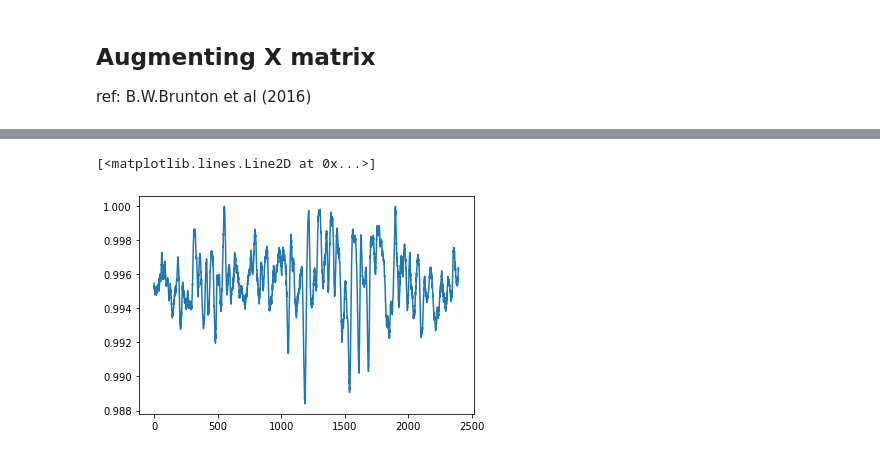
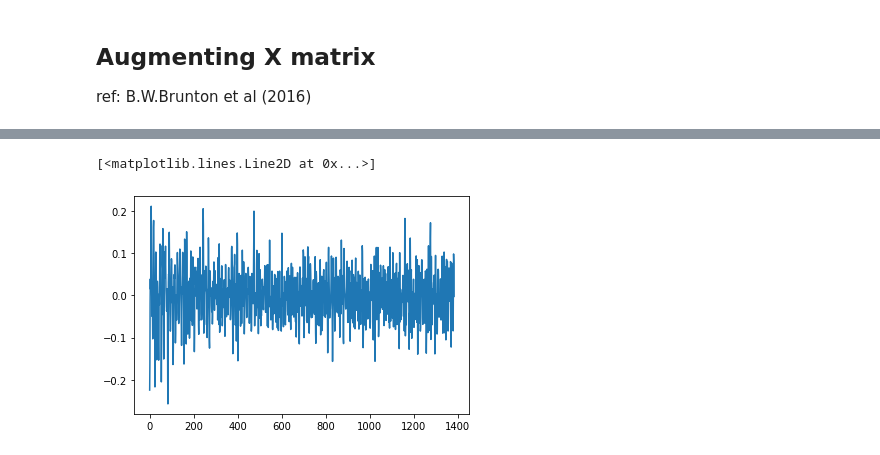
Before and after one commit to MachineLearningJournalClub/SSVEP_IEEE_SMC_2021, a Jupyter notebook: Code/DMD/neuro_DMD_ECoG.ipynb, the cells around one changed output, grey strips where cells are left out. Saved outputs shown, nothing was run; the diff lists cells and outputs as text; code cells hidden in the pictures.

```diff
--- a/Code/DMD/neuro_DMD_ECoG.ipynb
+++ b/Code/DMD/neuro_DMD_ECoG.ipynb
@@ -97 +78,36 @@ ref: B.W.Brunton et al (2016)
+# %%
+X_raw = data
+# %%
+def aug_dmd_features(X_raw, h_star = 800):
+    #rule of thumb n*h > 2*m
+
+    ### Augmentation as in Brunton (2016)
+    size_1_X_aug = X_raw.shape[1] - h_star
+    if h_star > 1:
+        X_aug = np.zeros((X_raw.shape[0],size_1_X_aug))
+        for st in range(1,h_star):
+            X_aug = np.concatenate((X_aug, X_raw[:,st:-h_star +st]))
+
+        X_aug = X_aug[X_raw.shape[0]:,:]
+
+        X = X_aug[:,:-1]
+        Y = X_aug[:,1:]
+    else:
+        X = X_aug[:,:-1]
+        Y = X_aug[:,1:]
+
+    #### DMD features extraction
+    neuro_dmd = DMD(svd_rank = 0, opt = True #, forward_backward= True,
+                   )#int(0.8*h_star) , opt = True)
+    neuro_dmd.fit(X_aug)
+    #### DMD eigenvalues
+    #real_dmd = neuro_dmd.amplitudes.real
+    #imag_dmd = neuro_dmd.amplitudes.imag
+
+    #### DMD matrix
+    #matrix_dmd = neuro_dmd.atilde
+
+    return neuro_dmd, X_aug
+# %%
+dmd_prova, X_aug = aug_dmd_features(X_raw = data)
 # %%
@@ -191,2 +156,2 @@ The number of eigenvalues is 267
 # %%
-neuro_data = neuro_dmd.reconstructed_data
+neuro_data = dmd_prova.reconstructed_data
@@ -193,5 +180,5 @@ neuro_data = neuro_dmd.reconstructed_data
 # %%
-plt.plot(neuro_data[:,100]/neuro_data[:,100].max())
+plt.plot(neuro_data[10,:]/neuro_data[10,:].max() - X_aug.T[:,10]/X_aug.T[:,10].max())
 # %% [output]
 [<matplotlib.lines.Line2D at 0x...>]
-[figure, old version]
+[figure, new version]
```
Also changed, not shown: parts of 49 cells of this notebook.
